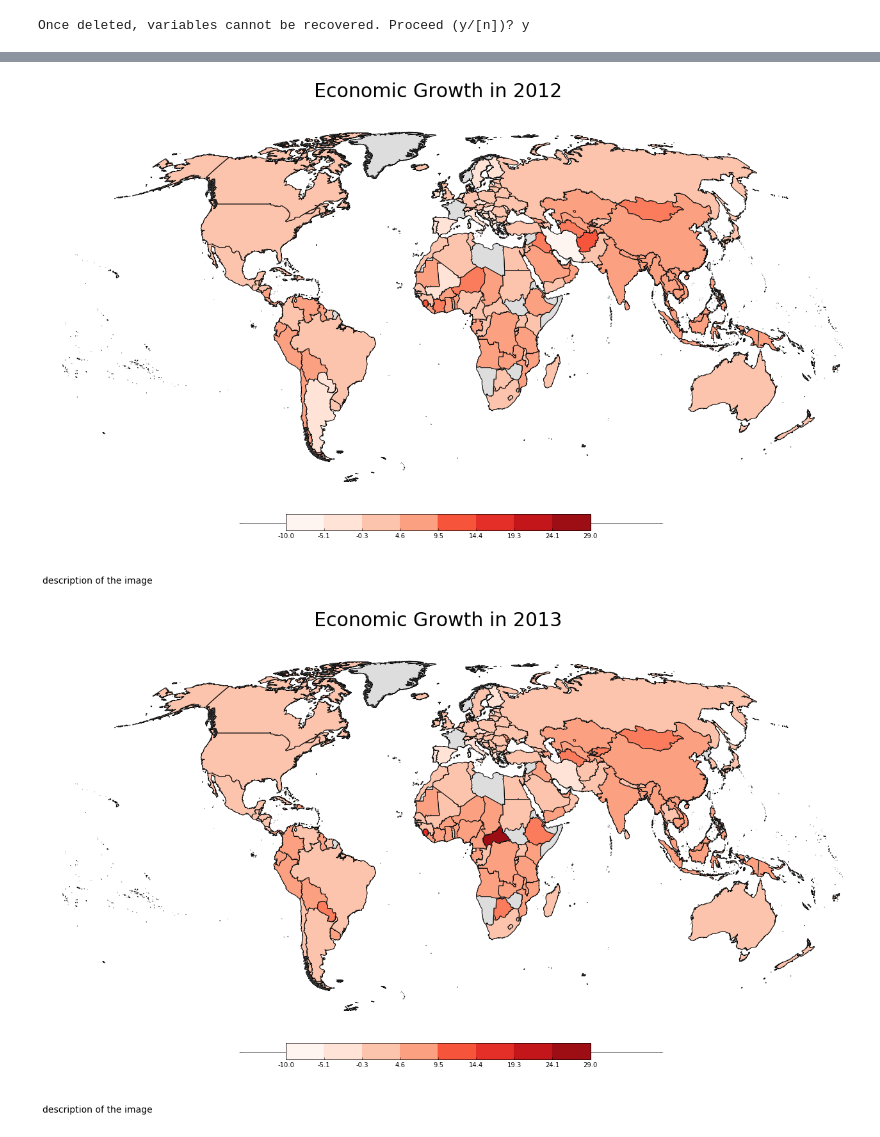
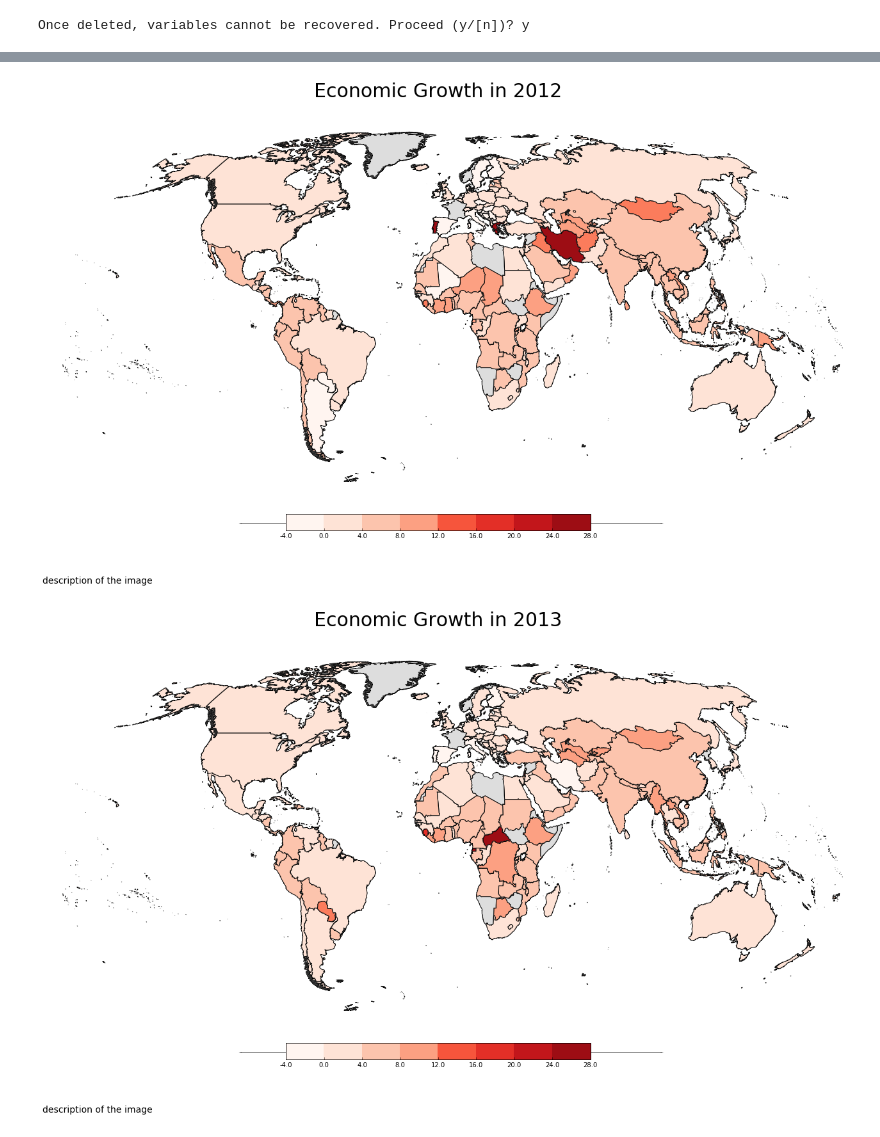
Before and after one commit to JohnnyQQian/country_map, a Jupyter notebook: country_color_map.ipynb, the cells around one changed output, grey strips where cells are left out. Cells and saved outputs as stored; diff of their text form; code cells hidden in the pictures.

```diff
--- a/country_color_map.ipynb
+++ b/country_color_map.ipynb
@@ -7,6 +7,7 @@ import matplotlib as mpl
 import matplotlib.pyplot as plt
 import numpy as np
 import pandas as pd
+import os
 
 from geonamescache import GeonamesCache
 #from helpers import slug
@@ -16,8 +17,10 @@ from mpl_toolkits.basemap import Basemap
 
 # map from http://www.naturalearthdata.com/downloads/10m-cultural-vectors/
 workfolder = 'C:/cygwin/home/qqian/xuep/countrymap/'
+os.chdir(workfolder)
+
 filename = workfolder + '/global_GDP.csv'
-shapefile = 'C:/cygwin/home/qqian/xuep/countrymap/ne_10m_admin_0_countries/ne_10m_admin_0_countries'
+shapefile = 'C:/cygwin/home/qqian/xuep/countrymap/ne_10m_admin_0_countries_lakes/ne_10m_admin_0_countries_lakes'
 num_colors = 9
 
 gc = GeonamesCache()
@@ -34,7 +37,7 @@ for year in range(2010,2016):
 
     ## produce the color scheme, bins
     values = df_year['Economic growth']
-    ranges = np.arange(-10,30)
+    ranges = np.arange(-4,29)
     cm = plt.get_cmap('Reds')
     scheme = [cm(float(i)/num_colors) for i in range(0,num_colors)]
 
@@ -85,2 +88,2 @@ Once deleted, variables cannot be recovered. Proceed (y/[n])? y
-[figure, old version]
+[figure, new version]
-[figure, old version]
+[figure, new version]
```
Also changed, not shown: parts of 3 cells of this notebook.
